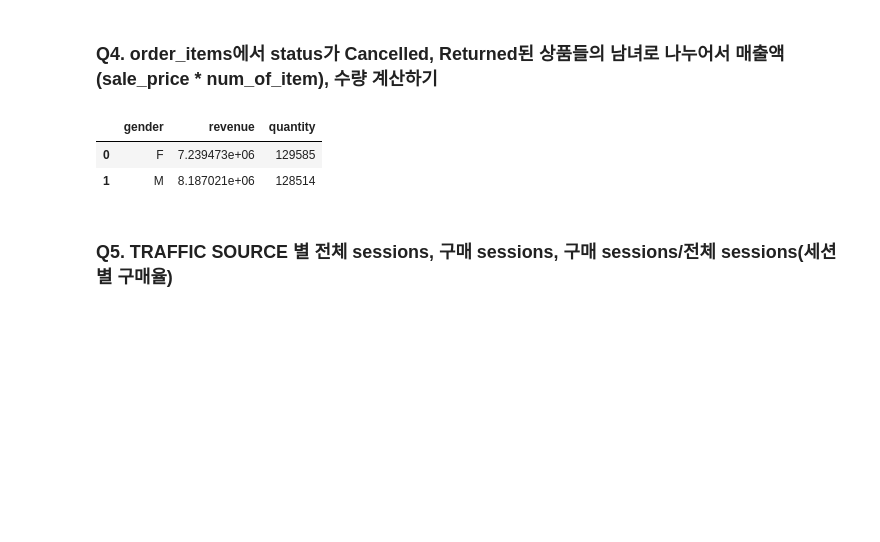
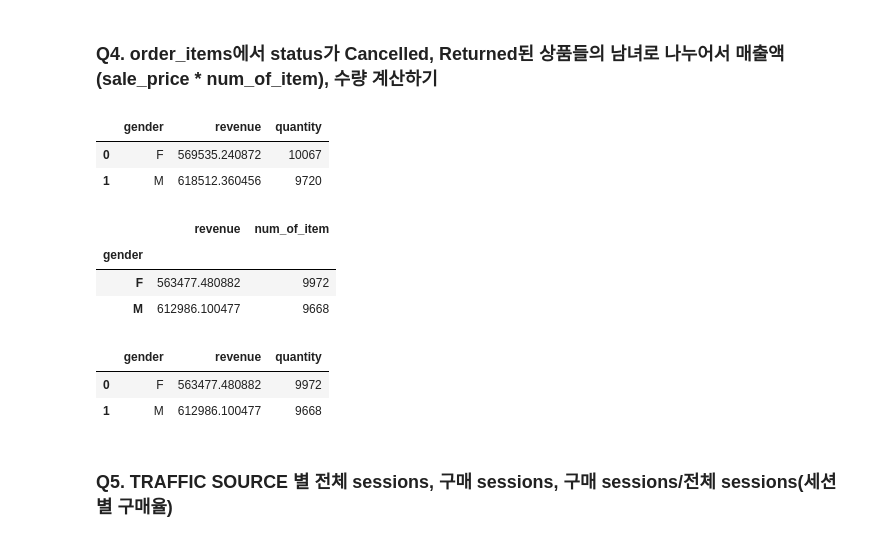
Before and after one commit to JinnieL/Bigquery-Pandas-, a Jupyter notebook: 3. BigQuery 사용법 및 Python 연동.ipynb, the cells around one changed output. Cells and saved outputs as stored; diff of their text form; code cells hidden in the pictures; blank space fills up the shorter version.

```diff
--- a/3. BigQuery 사용법 및 Python 연동.ipynb
+++ b/3. BigQuery 사용법 및 Python 연동.ipynb
@@ -408,22 +468,62 @@ where_merged['month'] = [str(i)[5:7] for i in where_merged['created_at']]
 # %%
 data6 = import_bigquery_data('''
     SELECT
      B.gender,
      SUM(A.sale_price*B.num_of_item) AS revenue,
      SUM(B.num_of_item) quantity
     FROM `bigquery-public-data.thelook_ecommerce.order_items` A
     LEFT JOIN `bigquery-public-data.thelook_ecommerce.orders` B ON A.order_id = B.order_id
-    WHERE A.status NOT IN ('Cancelled','Returned')
+    WHERE A.status IN ('Cancelled','Returned') AND (A.created_at BETWEEN "2024-06-01" AND "2025-01-01")
     GROUP BY B.gender
     ORDER BY revenue
     ;
 ''')
 
 data6.head()
 # %% [output]
 |  | gender | revenue | quantity |
-| 0 | F | 7.239473e+06 | 129585 |
-| 1 | M | 8.187021e+06 | 128514 |
+| 0 | F | 569535.240872 | 10067 |
+| 1 | M | 618512.360456 | 9720 |
+# %%
+# merge
+tmp_merge_data = pd.merge(
+    order_items[['order_id','created_at','user_id','status','sale_price']],
+    orders[['order_id','num_of_item','gender']],
+    how='left',
+    on='order_id'
+)
+
+# 조건
+tmp_merge_data = tmp_merge_data[tmp_merge_data['status'].isin(['Cancelled','Returned'])]
+
+# 칼럼 추가
+tmp_merge_data['revenue'] = tmp_merge_data['sale_price']*tmp_merge_data['num_of_item']
+result6 = tmp_merge_data.groupby('gender')[['revenue','num_of_item']].sum()
+
+result6.head()
+# %% [output]
+|  | revenue | num_of_item |
+| gender |  |  |
+| F | 563477.480882 | 9972 |
+| M | 612986.100477 | 9668 |
+# %%
+# FROM 절 및 필요 컬럼 선정
+order_merged = pd.merge(order_items, orders[['order_id', 'gender', 'num_of_item']], on='order_id', how='left')[['order_id', 'created_at', 'status', 'gender', 'num_of_item', 'sale_price']]
+# order_merged
+
+# # where절 변환
+where_df = order_merged[(order_merged['status'].isin(['Cancelled', 'Returned'])) & (order_merged['created_at'] >= '2024-06-01') & (order_merged['created_at'] < '2025-01-01')]
+where_df
+
+# # 그룹화(GROUP BY) 및 SELECT 변환
+where_df.groupby('gender').agg(
+    revenue = ('sale_price', lambda x: (x*where_df.loc[x.index, 'num_of_item']).sum()),
+    quantity = ('num_of_item', 'sum')
+).sort_values('gender').reset_index()
+# %% [output]
+|  | gender | revenue | quantity |
+| 0 | F | 563477.480882 | 9972 |
+| 1 | M | 612986.100477 | 9668 |
 # %% [markdown]
 ### Q5. TRAFFIC SOURCE 별 전체 sessions, 구매 sessions, 구매 sessions/전체 sessions(세션별 구매율)
 # %%
```
Also changed, not shown: parts of 22 cells of this notebook.
